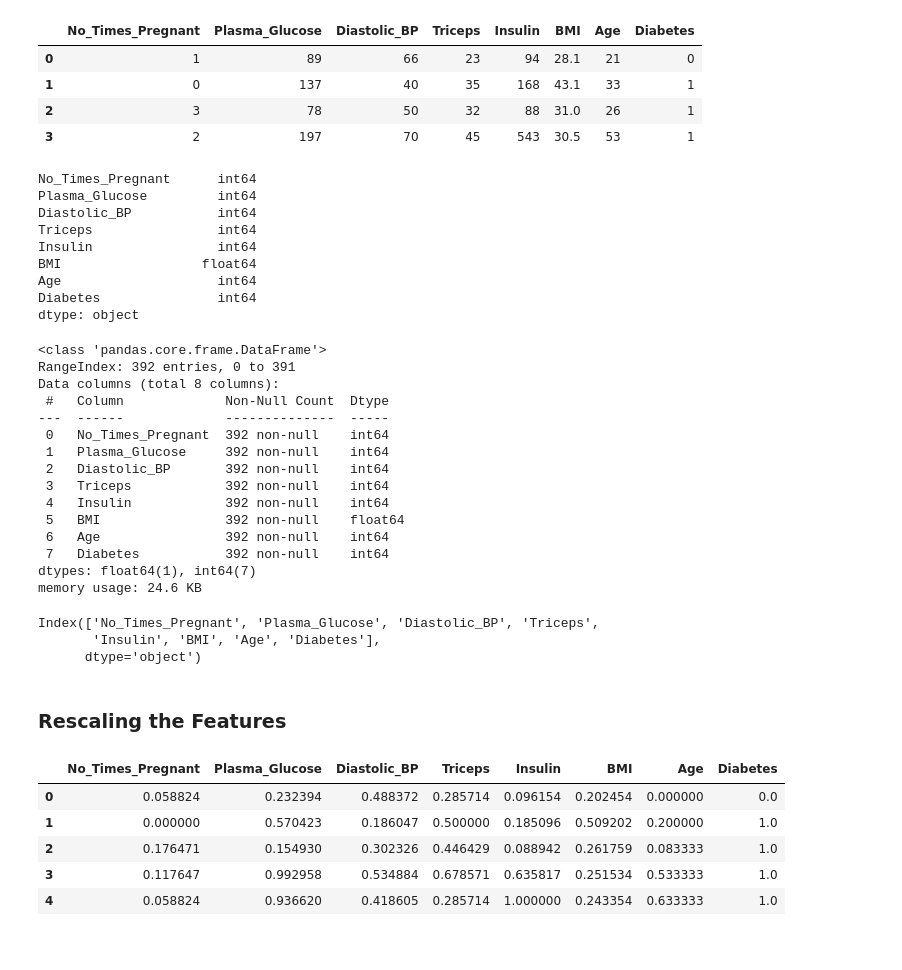
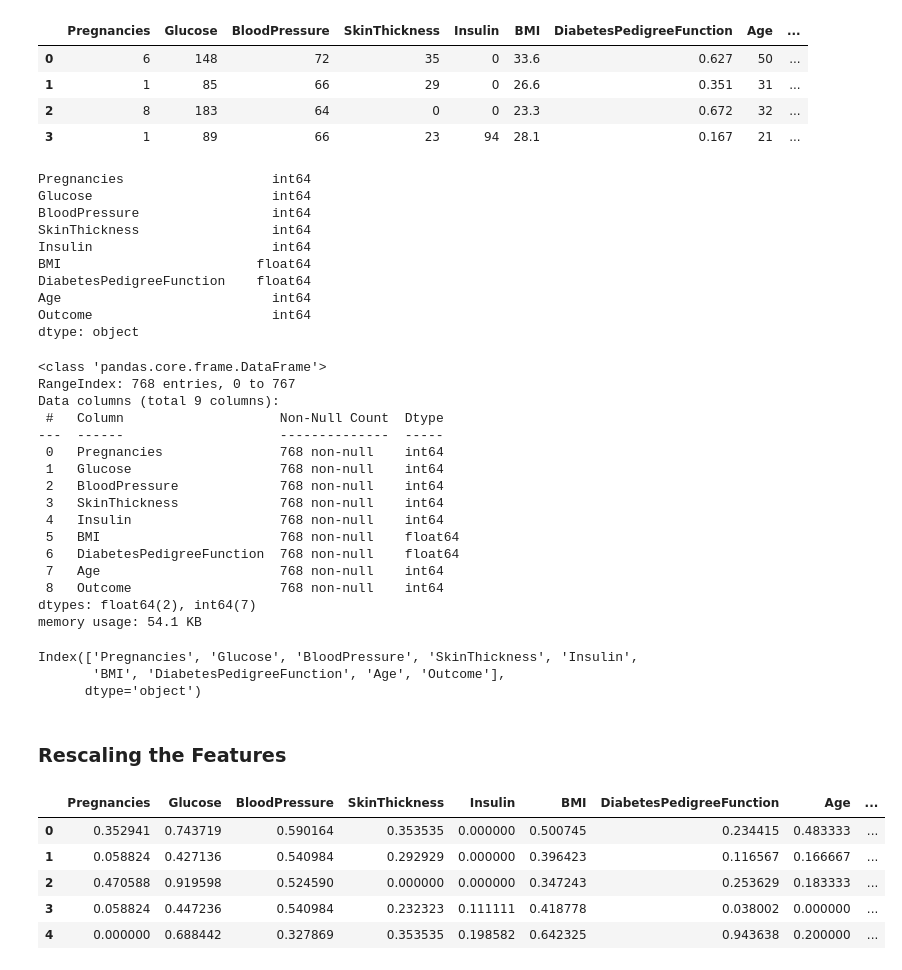
Before and after one commit to DebmalyaRay9989/Pima_Diabetes, a Jupyter notebook: Pima_Diabetes_Dataset.ipynb, the cells around one changed output. Saved outputs shown, nothing was run; the diff lists cells and outputs as text; code cells hidden in the pictures.

```diff
--- a/Pima_Diabetes_Dataset.ipynb
+++ b/Pima_Diabetes_Dataset.ipynb
@@ -17,49 +23,51 @@ warnings.filterwarnings('ignore')
 import pandas as pd, numpy as np
 # %%
 # Importing all datasets
-diabetes = pd.read_csv("/content/sample_data/pima_indian_diabetes.csv")
+diabetes = pd.read_csv("C:/Users/HP/Desktop/Upgrad Case Study/Pima_Diabetes/archive/diabetes.csv")
 diabetes.head(4)
 # %% [output]
-|  | No_Times_Pregnant | Plasma_Glucose | Diastolic_BP | Triceps | Insulin | BMI | Age | Diabetes |
-| 0 | 1 | 89 | 66 | 23 | 94 | 28.1 | 21 | 0 |
-| 1 | 0 | 137 | 40 | 35 | 168 | 43.1 | 33 | 1 |
-| 2 | 3 | 78 | 50 | 32 | 88 | 31.0 | 26 | 1 |
-| 3 | 2 | 197 | 70 | 45 | 543 | 30.5 | 53 | 1 |
+|  | Pregnancies | Glucose | BloodPressure | SkinThickness | Insulin | BMI | DiabetesPedigreeFunction | Age | ... |
+| 0 | 6 | 148 | 72 | 35 | 0 | 33.6 | 0.627 | 50 | ... |
+| 1 | 1 | 85 | 66 | 29 | 0 | 26.6 | 0.351 | 31 | ... |
+| 2 | 8 | 183 | 64 | 0 | 0 | 23.3 | 0.672 | 32 | ... |
+| 3 | 1 | 89 | 66 | 23 | 94 | 28.1 | 0.167 | 21 | ... |
 # %%
 diabetes.dtypes
 # %% [output]
-No_Times_Pregnant      int64
-Plasma_Glucose         int64
-Diastolic_BP           int64
-Triceps                int64
-Insulin                int64
-BMI                  float64
-Age                    int64
-Diabetes               int64
+Pregnancies                   int64
+Glucose                       int64
+BloodPressure                 int64
+SkinThickness                 int64
+Insulin                       int64
+BMI                         float64
+DiabetesPedigreeFunction    float64
+Age                           int64
+Outcome                       int64
 dtype: object
 # %%
 diabetes.info()
 # %% [output]
 <class 'pandas.core.frame.DataFrame'>
-RangeIndex: 392 entries, 0 to 391
-Data columns (total 8 columns):
- #   Column             Non-Null Count  Dtype
----  ------             --------------  -----
- 0   No_Times_Pregnant  392 non-null    int64
- 1   Plasma_Glucose     392 non-null    int64
- 2   Diastolic_BP       392 non-null    int64
- 3   Triceps            392 non-null    int64
- 4   Insulin            392 non-null    int64
- 5   BMI                392 non-null    float64
- 6   Age                392 non-null    int64
- 7   Diabetes           392 non-null    int64
-dtypes: float64(1), int64(7)
-memory usage: 24.6 KB
+RangeIndex: 768 entries, 0 to 767
+Data columns (total 9 columns):
+ #   Column                    Non-Null Count  Dtype
+---  ------                    --------------  -----
+ 0   Pregnancies               768 non-null    int64
+ 1   Glucose                   768 non-null    int64
+ 2   BloodPressure             768 non-null    int64
+ 3   SkinThickness             768 non-null    int64
+ 4   Insulin                   768 non-null    int64
+ 5   BMI                       768 non-null    float64
+ 6   DiabetesPedigreeFunction  768 non-null    float64
+ 7   Age                       768 non-null    int64
+ 8   Outcome                   768 non-null    int64
+dtypes: float64(2), int64(7)
+memory usage: 54.1 KB
 # %%
 diabetes.columns
 # %% [output]
-Index(['No_Times_Pregnant', 'Plasma_Glucose', 'Diastolic_BP', 'Triceps',
-       'Insulin', 'BMI', 'Age', 'Diabetes'],
+Index(['Pregnancies', 'Glucose', 'BloodPressure', 'SkinThickness', 'Insulin',
+       'BMI', 'DiabetesPedigreeFunction', 'Age', 'Outcome'],
       dtype='object')
 # %% [markdown]
 ### Rescaling the Features
@@ -68,19 +76,19 @@ from sklearn.preprocessing import MinMaxScaler
 scaler = MinMaxScaler()
 # %%
 # Apply scaler() to all the columns except the 'yes-no' and 'dummy' variables
-num_vars = ['No_Times_Pregnant', 'Plasma_Glucose', 'Diastolic_BP', 'Triceps',
-       'Insulin', 'BMI', 'Age', 'Diabetes']
+num_vars = ['Pregnancies', 'Glucose', 'BloodPressure', 'SkinThickness', 'Insulin',
+       'BMI', 'DiabetesPedigreeFunction', 'Age', 'Outcome']
 
 diabetes[num_vars] = scaler.fit_transform(diabetes[num_vars])
 
 diabetes.head()
 # %% [output]
-|  | No_Times_Pregnant | Plasma_Glucose | Diastolic_BP | Triceps | Insulin | BMI | Age | Diabetes |
-| 0 | 0.058824 | 0.232394 | 0.488372 | 0.285714 | 0.096154 | 0.202454 | 0.000000 | 0.0 |
-| 1 | 0.000000 | 0.570423 | 0.186047 | 0.500000 | 0.185096 | 0.509202 | 0.200000 | 1.0 |
-| 2 | 0.176471 | 0.154930 | 0.302326 | 0.446429 | 0.088942 | 0.261759 | 0.083333 | 1.0 |
-| 3 | 0.117647 | 0.992958 | 0.534884 | 0.678571 | 0.635817 | 0.251534 | 0.533333 | 1.0 |
-| 4 | 0.058824 | 0.936620 | 0.418605 | 0.285714 | 1.000000 | 0.243354 | 0.633333 | 1.0 |
+|  | Pregnancies | Glucose | BloodPressure | SkinThickness | Insulin | BMI | DiabetesPedigreeFunction | Age | ... |
+| 0 | 0.352941 | 0.743719 | 0.590164 | 0.353535 | 0.000000 | 0.500745 | 0.234415 | 0.483333 | ... |
+| 1 | 0.058824 | 0.427136 | 0.540984 | 0.292929 | 0.000000 | 0.396423 | 0.116567 | 0.166667 | ... |
+| 2 | 0.470588 | 0.919598 | 0.524590 | 0.000000 | 0.000000 | 0.347243 | 0.253629 | 0.183333 | ... |
+| 3 | 0.058824 | 0.447236 | 0.540984 | 0.232323 | 0.111111 | 0.418778 | 0.038002 | 0.000000 | ... |
+| 4 | 0.000000 | 0.688442 | 0.327869 | 0.353535 | 0.198582 | 0.642325 | 0.943638 | 0.200000 | ... |
 # %%
 ## Checking for Outliers
 # %%
```
Also changed, not shown: parts of 55 cells of this notebook.
